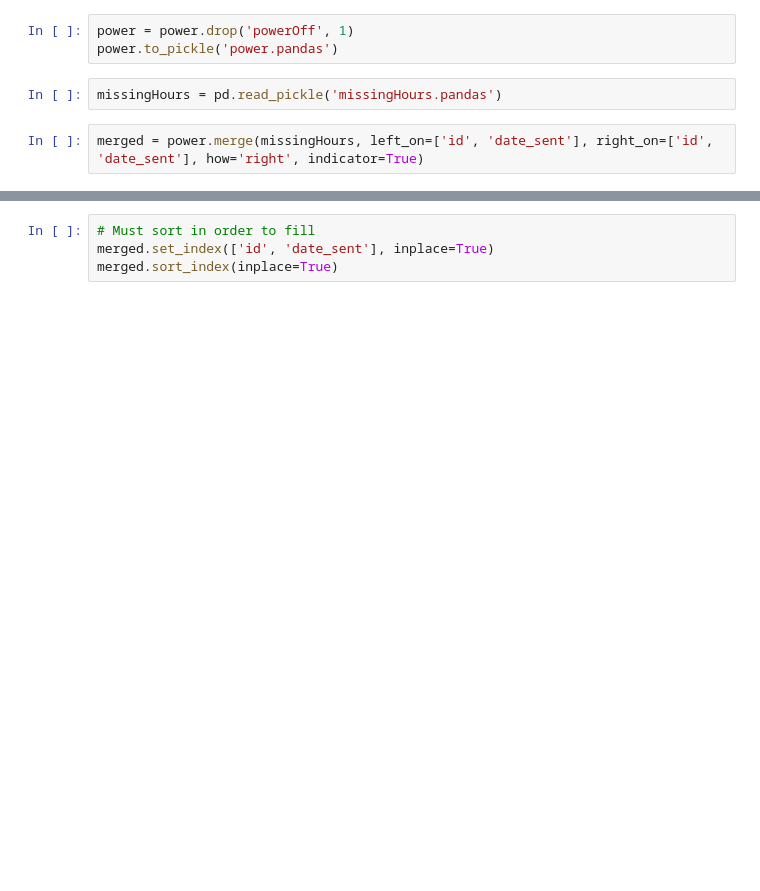
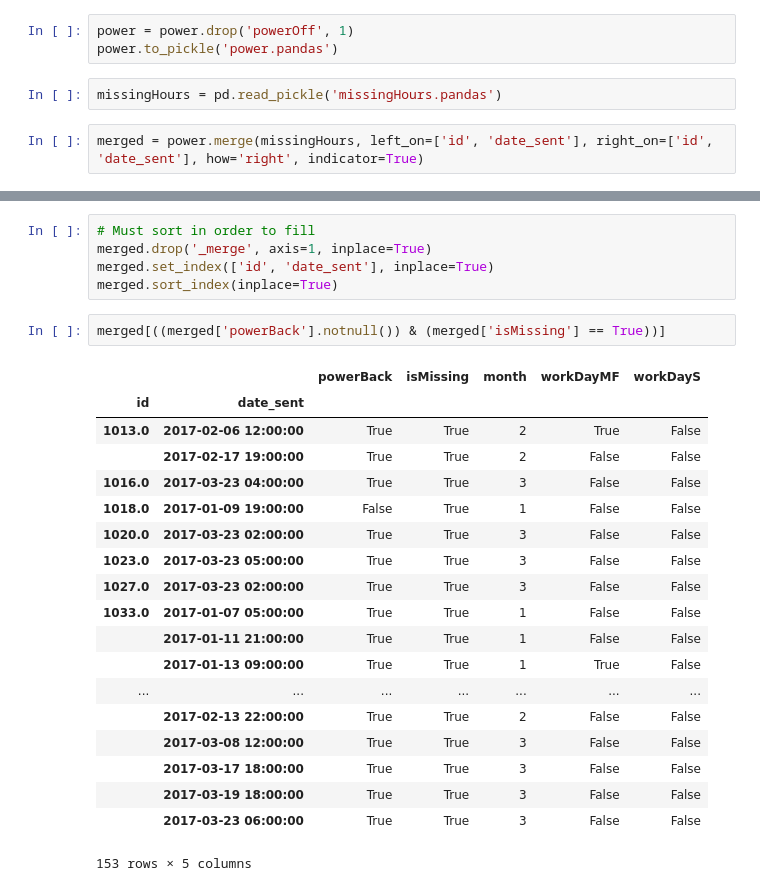
Before and after one commit to Ozniras/tjkCellphoneImputation, a Jupyter notebook: powerOff.ipynb, the cells around one changed output, grey strips where cells are left out. Cells and saved outputs as stored; diff of their text form; blank space fills up the shorter version.

```diff
--- a/powerOff.ipynb
+++ b/powerOff.ipynb
@@ -127,4 +133,27 @@ Right only, are the ones we must fill
 # %%
 # Must sort in order to fill
+merged.drop('_merge', axis=1, inplace=True)
 merged.set_index(['id', 'date_sent'], inplace=True)
 merged.sort_index(inplace=True)
+# %%
+merged[((merged['powerBack'].notnull()) & (merged['isMissing'] == True))]
+# %% [output]
+|  |  | powerBack | isMissing | month | workDayMF | workDayS |
+| id | date_sent |  |  |  |  |  |
+| 1013.0 | 2017-02-06 12:00:00 | True | True | 2 | True | False |
+|  | 2017-02-17 19:00:00 | True | True | 2 | False | False |
+| 1016.0 | 2017-03-23 04:00:00 | True | True | 3 | False | False |
+| 1018.0 | 2017-01-09 19:00:00 | False | True | 1 | False | False |
+| 1020.0 | 2017-03-23 02:00:00 | True | True | 3 | False | False |
+| 1023.0 | 2017-03-23 05:00:00 | True | True | 3 | False | False |
+| 1027.0 | 2017-03-23 02:00:00 | True | True | 3 | False | False |
+| 1033.0 | 2017-01-07 05:00:00 | True | True | 1 | False | False |
+|  | 2017-01-11 21:00:00 | True | True | 1 | False | False |
+|  | 2017-01-13 09:00:00 | True | True | 1 | True | False |
+| ... | ... | ... | ... | ... | ... | ... |
+|  | 2017-02-13 22:00:00 | True | True | 2 | False | False |
+|  | 2017-03-08 12:00:00 | True | True | 3 | False | False |
+|  | 2017-03-17 18:00:00 | True | True | 3 | False | False |
+|  | 2017-03-19 18:00:00 | True | True | 3 | False | False |
+|  | 2017-03-23 06:00:00 | True | True | 3 | False | False |
+153 rows × 5 columns
```
Also changed, not shown: parts of 10 cells of this notebook, 3 other files.
